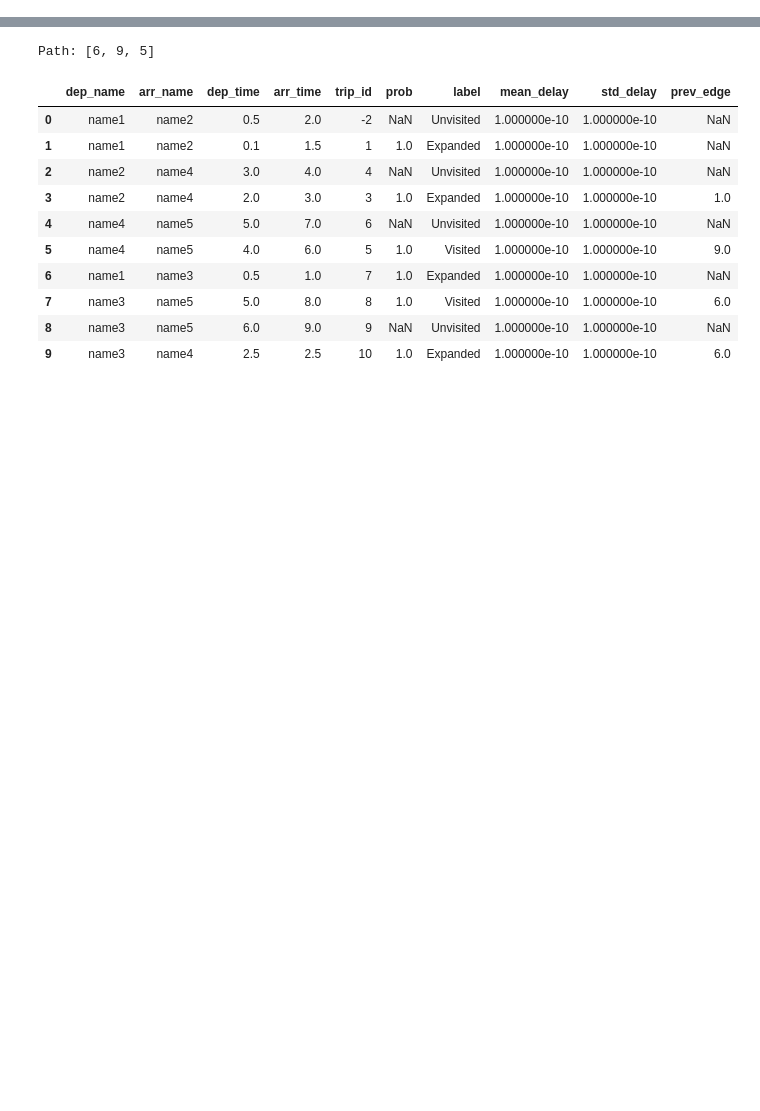
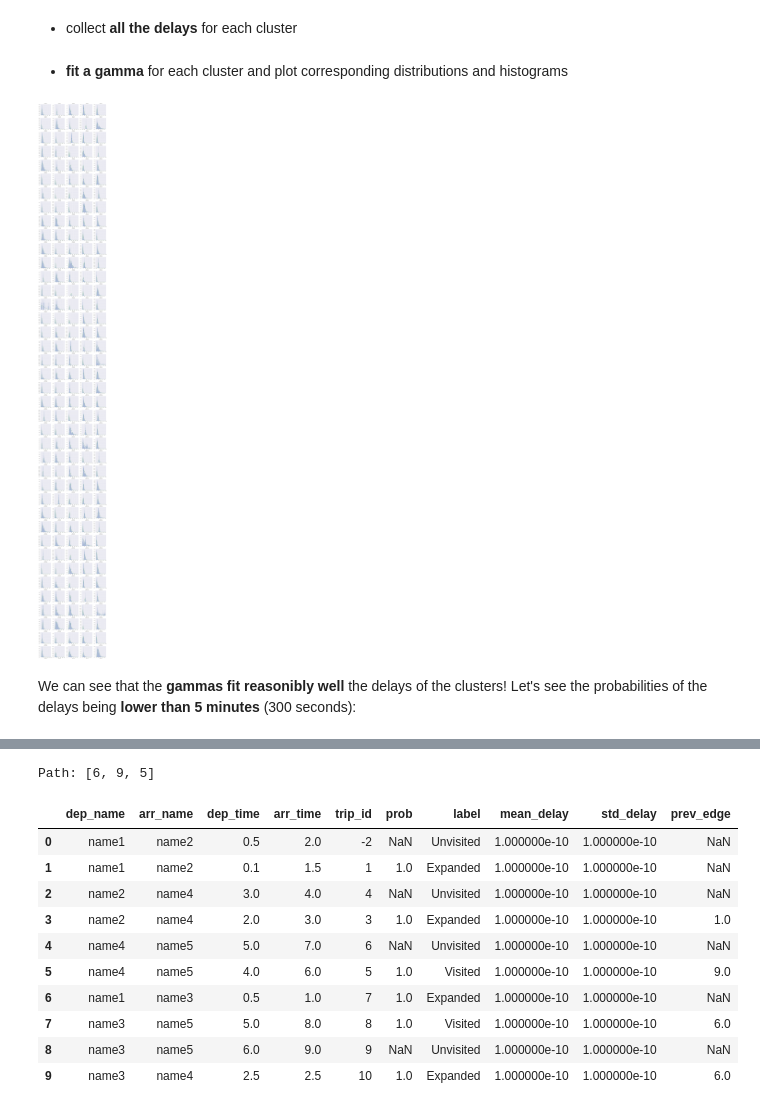
Before and after one commit to marcozov/journey_planning, a Jupyter notebook: final_project_nic.ipynb, the cells around one changed output, grey strips where cells are left out. Saved outputs shown, nothing was run; the diff lists cells and outputs as text; code cells hidden in the pictures; blank space fills up the shorter version.

```diff
--- a/final_project_nic.ipynb
+++ b/final_project_nic.ipynb
@@ -25,0 +193,3 @@ schedule.head()
+# %%
+schedule = pd.read_pickle("data/schedule_clustered.pkl")
+schedule.head(2)
@@ -25,0 +200,63 @@ schedule.head()
+# %% [markdown]
+- collect **all the delays** for each cluster
+# %%
+# get the labels of the clusters
+clusters_labels = sorted(schedule["label"].dropna().astype(int).unique())
+
+# collect all the delays for each cluster
+cluster_delays = {} # map cluster -> list fo delays
+for c_id in clusters_labels:
+    cluster = schedule[schedule["label"] == c_id]
+    cluster_delays[c_id] = np.array([delay for edge_delays in cluster.delays for delay in edge_delays])
+# %% [markdown]
+- **fit a gamma** for each cluster and plot corresponding distributions and histograms
+# %%
+gammas = {} # map cluster label -> gamma distribution
+
+# K = 200 = 5*40
+ncols = 5
+nrows = 40
+fig, axs = plt.subplots(nrows, ncols, figsize=(4*ncols, 4*nrows))
+
+axs = np.ndenumerate(axs)
+
+# i = 0
+for cl, delays in cluster_delays.items():
+#     if i>=10:
+#         break
+#     i+=1
+
+    _, ax = next(axs)
+
+    sns.set(color_codes=True)
+
+    # plot histogram
+    ax.set(xlabel='Delay [s]')
+    sns.distplot(delays, bins=100, kde=False, ax=ax, norm_hist=True)
+
+    # fit the gamma on the delays of the cluster
+    if cl in [70, 94]:
+        # these two clusters are best fitted in this way
+        gammas[cl] = gamma(
+            *gamma.fit(
+                delays,
+                loc=delays.min()
+            )
+        )
+    else:
+        gammas[cl] = gamma(
+            *gamma.fit(
+                delays,
+                floc=delays.min()-1e-10)
+        )
+
+    # plot the gamma's pdf on the same plot
+    x = np.linspace(delays.min(),delays.max(),1000)
+    ax.plot(x, gammas[cl].pdf(x), label='Gamma distribution')
+    ax.set_title("Cluster:" + str(cl))
+
+plt.tight_layout()
+# %% [output]
+[figure, added]
+# %% [markdown]
+We can see that the **gammas fit reasonibly well** the delays of the clusters! Let's see the probabilities of the delays being **lower than 5 minutes** (300 seconds):
```
Also changed, not shown: parts of 34 cells of this notebook, 5 other files.
